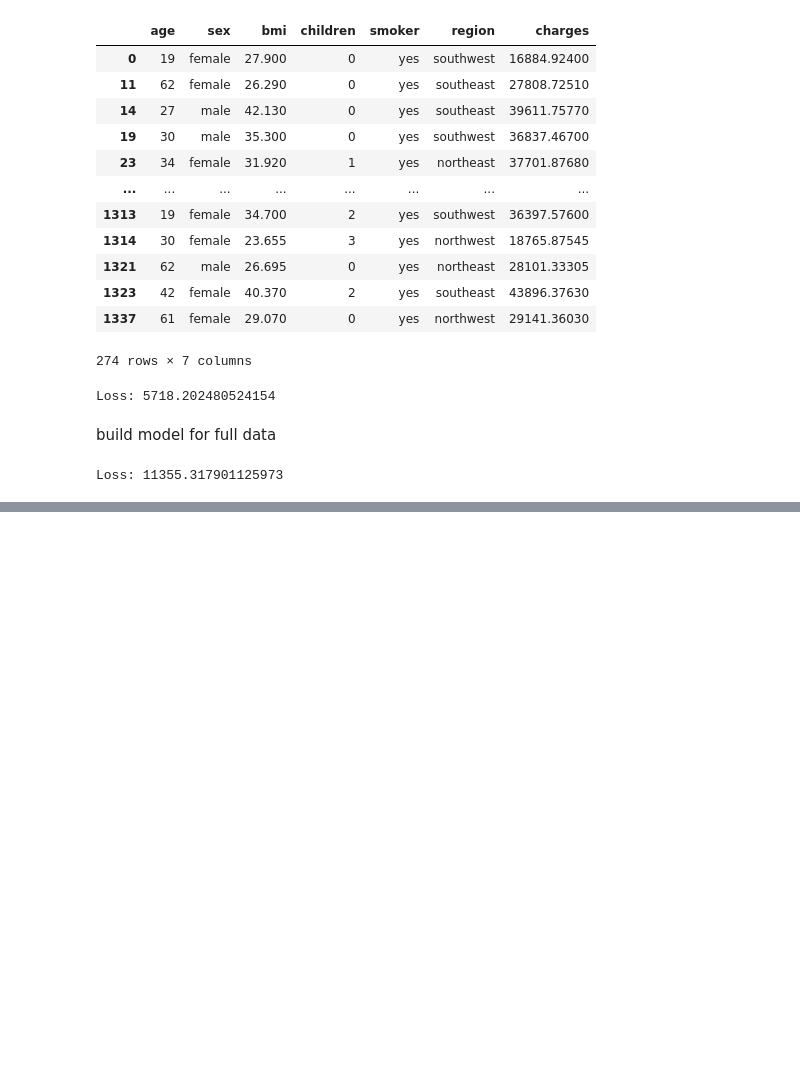
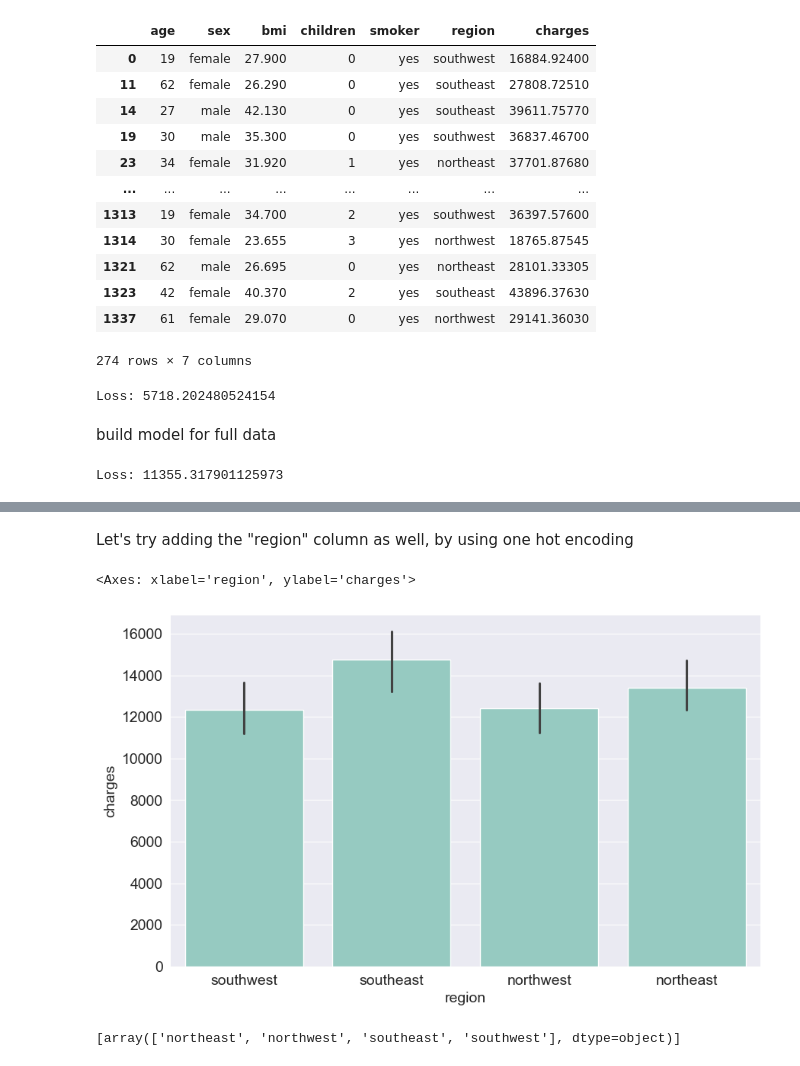
Before and after one commit to Rishabh2170/health-insurance-cost-predictor, a Jupyter notebook: l1.ipynb, the cells around one changed output, grey strips where cells are left out. Drawn from its saved outputs; the diff is of its cells as text; code cells hidden in the pictures; blank space fills up the shorter version.

```diff
--- a/l1.ipynb
+++ b/l1.ipynb
@@ -578,0 +589,3 @@ Loss: 11355.317901125973
+# %%
+smoker_code = {'no':0 , 'yes':1}
+medical_df['smoker_code'] = medical_df.smoker.map(smoker_code)
@@ -578,0 +612,3 @@ Loss: 11355.317901125973
+# %%
+sex_code = {'male': 1 ,'female':0}
+medical_df['sex_code'] = medical_df.sex.map(sex_code)
@@ -578,0 +631,15 @@ Loss: 11355.317901125973
+# %% [markdown]
+Let's try adding the "region" column as well, by using one hot encoding
+# %%
+sns.barplot(medical_df , x = 'region' , y='charges')
+# %% [output]
+<Axes: xlabel='region', ylabel='charges'>
+[figure, added]
+# %%
+from sklearn import preprocessing
+
+enc = preprocessing.OneHotEncoder()
+enc.fit(medical_df[['region']])
+enc.categories_
+# %% [output]
+[array(['northeast', 'northwest', 'southeast', 'southwest'], dtype=object)]
```
Also changed, not shown: parts of 41 cells of this notebook.
